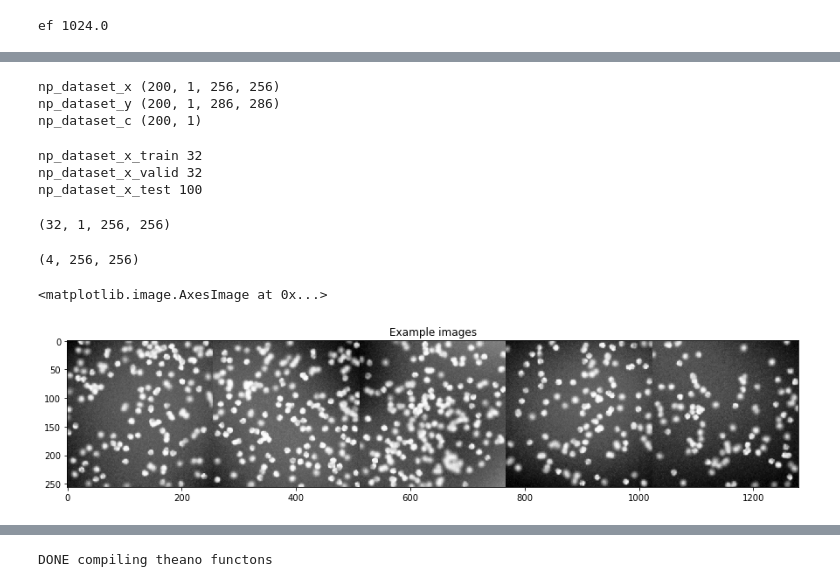
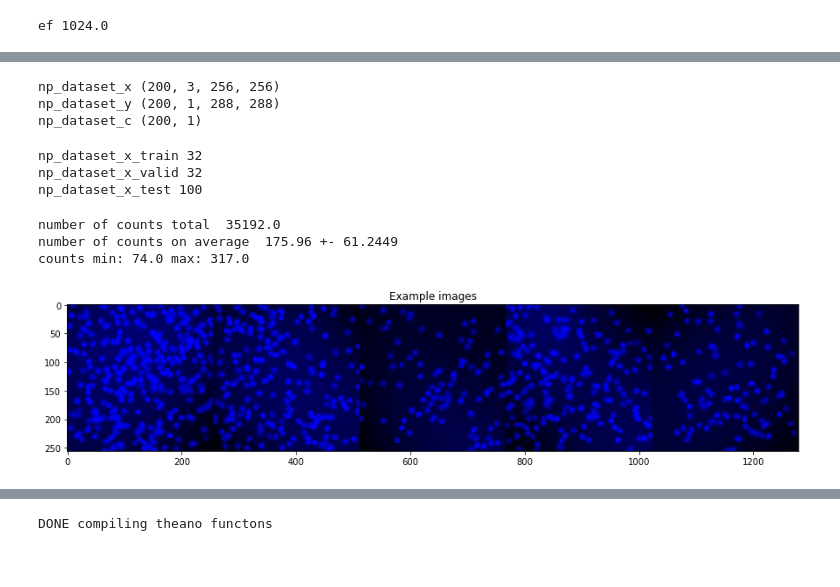
Before and after one commit to gvvynplaine/NeuralNetwork-Examples, a Jupyter notebook: theano/counting/count-ception.ipynb, the cells around one changed output, grey strips where cells are left out. Drawn from its saved outputs; the diff is of its cells as text; code cells hidden in the pictures.

```diff
--- a/theano/counting/count-ception.ipynb
+++ b/theano/counting/count-ception.ipynb
@@ -238 +268,11 @@ def getTrainingExampleCells(img_raw, labelPath, base_x,  base_y, stride):
     return img, labels, count
+# %%
+import glob
+imgs = []
+for filename in glob.iglob(args.data + "/*dots.png"):
+    imgg = filename.replace("dots","cell")
+    imgs.append([imgg,filename])
+
+if len(imgs) == 0:
+    print "Issue with dataset"
+    sys.exit()
@@ -305,6 +324,0 @@ def getTrainingExampleCells(img_raw, labelPath, base_x,  base_y, stride):
-# %%
-import glob
-imgs = []
-for filename in glob.iglob('cells/*cell.png'):
-    xml = filename.split("cell.png")[0] + "dots.png"
-    imgs.append([filename,xml])
@@ -358,20 +427,21 @@ print "DONE"
 # plt.rcParams['figure.figsize'] = (18, 9)
 # plt.imshow(lab[0])
 # %%
-np_dataset = np.asarray(dataset)
+#np_dataset = np.asarray(dataset)
 
-#random.shuffle(np_dataset)
-np.random.shuffle(np_dataset)
+np.random.shuffle(dataset)
 
-np_dataset = np.rollaxis(np_dataset,1,0)
-np_dataset_x = np.asarray([[n] for n in np_dataset[0]],dtype=theano.config.floatX)
-np_dataset_y = np.asarray([n for n in np_dataset[1]],dtype=theano.config.floatX)
-np_dataset_c = np.asarray([n for n in np_dataset[2]],dtype=theano.config.floatX)
+np_dataset_x = np.asarray([d[0] for d in dataset], dtype=theano.config.floatX)
+np_dataset_y = np.asarray([d[1] for d in dataset], dtype=theano.config.floatX)
+np_dataset_c = np.asarray([d[2] for d in dataset], dtype=theano.config.floatX)
+
+
+np_dataset_x = np_dataset_x.transpose((0,3,1,2))
 
 print "np_dataset_x", np_dataset_x.shape
 print "np_dataset_y", np_dataset_y.shape
 print "np_dataset_c", np_dataset_c.shape
 # %% [output]
-np_dataset_x (200, 1, 256, 256)
-np_dataset_y (200, 1, 286, 286)
+np_dataset_x (200, 3, 256, 256)
+np_dataset_y (200, 1, 288, 288)
 np_dataset_c (200, 1)
@@ -380,7 +448,7 @@ del np_dataset
 # %%
 length = len(np_dataset_x)
 
-n = nsamples
+n = args.nsamples
 
 np_dataset_x_train = np_dataset_x[0:n]
 np_dataset_y_train = np_dataset_y[0:n]
@@ -392,28 +460,27 @@ np_dataset_y_valid = np_dataset_y[n:2*n]
 np_dataset_c_valid = np_dataset_c[n:2*n]
 print "np_dataset_x_valid", len(np_dataset_x_valid)
 
-np_dataset_x_test = np_dataset_x[100:]
-np_dataset_y_test = np_dataset_y[100:]
-np_dataset_c_test = np_dataset_c[100:]
+np_dataset_x_test = np_dataset_x[-100:]
+np_dataset_y_test = np_dataset_y[-100:]
+np_dataset_c_test = np_dataset_c[-100:]
 print "np_dataset_x_test", len(np_dataset_x_test)
 # %% [output]
 np_dataset_x_train 32
 np_dataset_x_valid 32
 np_dataset_x_test 100
-# %%
-np_dataset_x_train.shape
-# %% [output]
-(32, 1, 256, 256)
-# %%
-np_dataset_x_train[:4,0].shape
-# %% [output]
-(4, 256, 256)
+# %%
+print "number of counts total ", np_dataset_c.sum()
+print "number of counts on average ", np_dataset_c.mean(), "+-", np_dataset_c.std()
+print "counts min:", np_dataset_c.min(), "max:", np_dataset_c.max()
+# %% [output]
+number of counts total  35192.0
+number of counts on average  175.96 +- 61.2449
+counts min: 74.0 max: 317.0
 # %%
 plt.rcParams['figure.figsize'] = (15, 5)
 plt.title("Example images")
-plt.imshow(np.concatenate(np_dataset_x_train[:5,0],axis=1), interpolation='none', cmap='Greys_r')
+plt.imshow(np.concatenate(np_dataset_x_train[:5].astype(np.uint8).transpose((0,2,3,1)),axis=1), interpolation='none');
 # %% [output]
-<matplotlib.image.AxesImage at 0x...>
-[figure, old version]
+[figure, new version]
 # %%
 plt.title("Example images")
```
Also changed, not shown: parts of 42 cells of this notebook, 1 other file.
